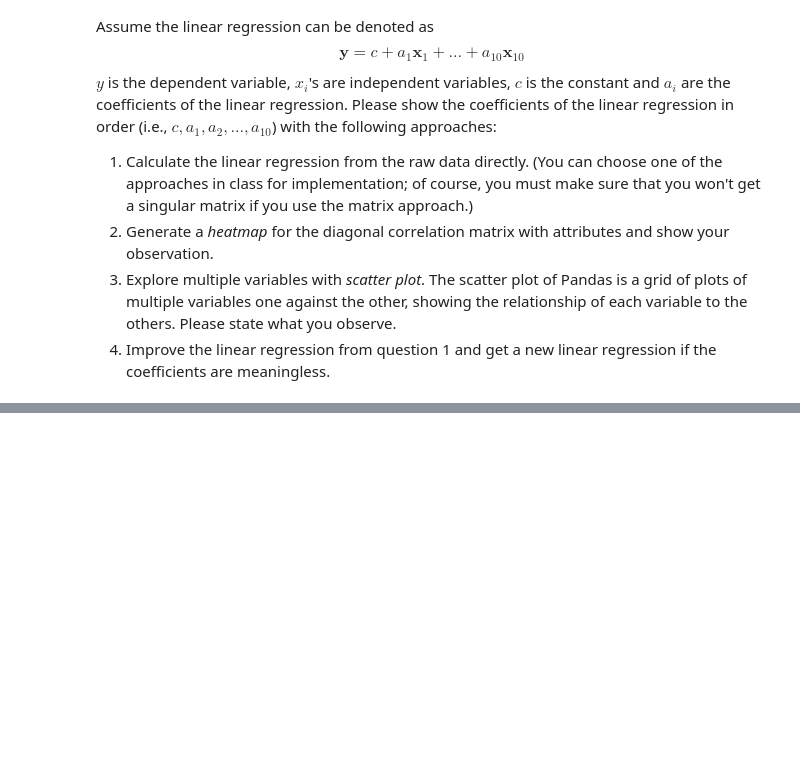
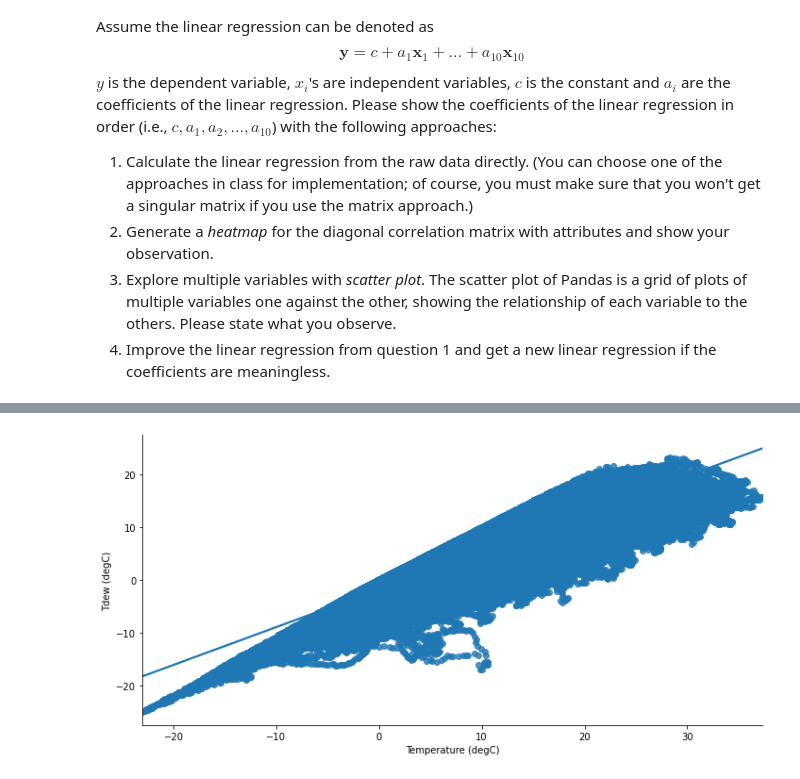
Before and after one commit to htshen0221/Data-Science-Homework, a Jupyter notebook: hw3/HW3-S20.ipynb, the cells around one changed output, grey strips where cells are left out. Cells and saved outputs as stored; diff of their text form; code cells hidden in the pictures; blank space fills up the shorter version.

```diff
--- a/hw3/HW3-S20.ipynb
+++ b/hw3/HW3-S20.ipynb
@@ -65,0 +74,4 @@ memory usage: 38.5+ MB
+# %%
+sns.lmplot("Temperature (degC)", "Tdew (degC)", df, height=5, aspect = 2);
+# %% [output]
+[figure, added]
```
Also changed, not shown: parts of 12 cells of this notebook.
